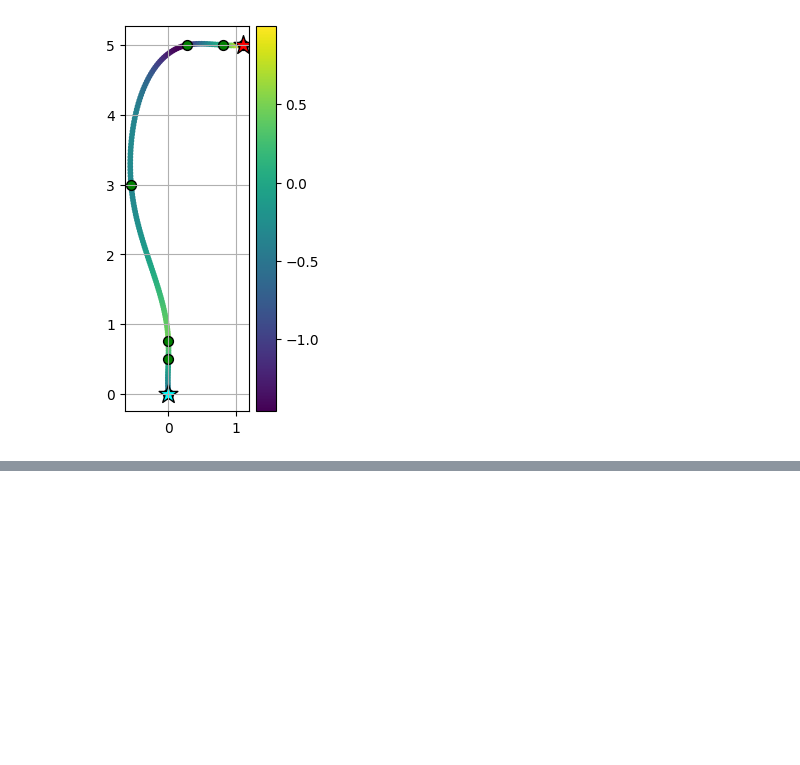
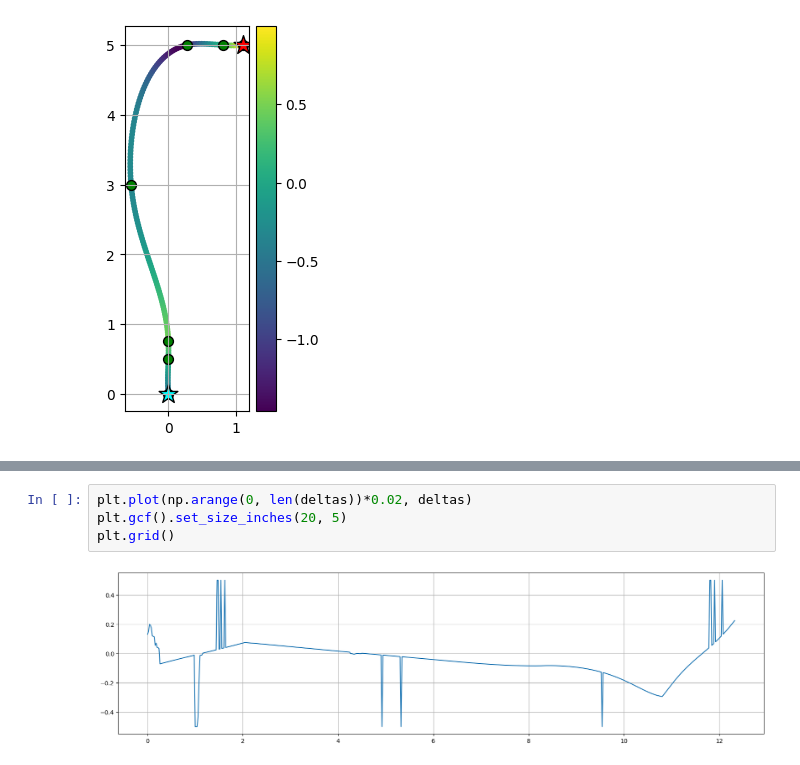
Before and after one commit to SamKhzym/cloud-auto-park, a Jupyter notebook: sim_ws/src/digital_twin/vehicle_controller/vehicle_controller/mpc_testing.ipynb, the cells around one changed output, grey strips where cells are left out. Cells and saved outputs as stored; diff of their text form; blank space fills up the shorter version.

```diff
--- a/sim_ws/src/digital_twin/vehicle_controller/vehicle_controller/mpc_testing.ipynb
+++ b/sim_ws/src/digital_twin/vehicle_controller/vehicle_controller/mpc_testing.ipynb
@@ -505,0 +512,6 @@ plt.plot(-ys, xs, c='black')
+# %%
+plt.plot(np.arange(0, len(deltas))*0.02, deltas)
+plt.gcf().set_size_inches(20, 5)
+plt.grid()
+# %% [output]
+[figure, added]
```
Also changed, not shown: parts of 3 cells of this notebook.
